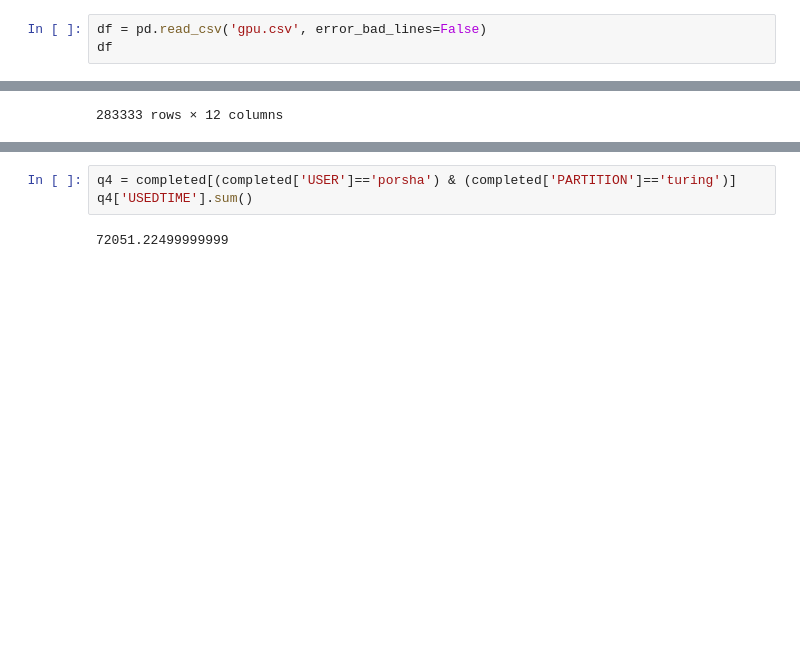
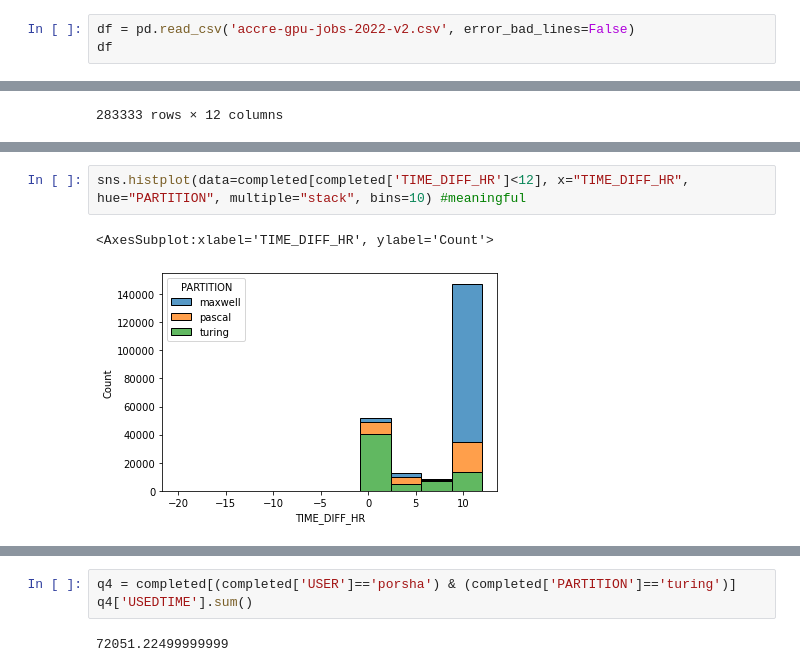
Before and after one commit to ashamaheshwari/accre_vanderbilt_project, a Jupyter notebook: Clean Data.ipynb, the cells around one changed output, grey strips where cells are left out. Drawn from its saved outputs; the diff is of its cells as text; blank space fills up the shorter version.

```diff
--- a/Clean Data.ipynb
+++ b/Clean Data.ipynb
@@ -27,7 +29,7 @@ import numpy as np
 from datetime import datetime
 from matplotlib import pyplot as plt
 # %%
-df = pd.read_csv('gpu.csv', error_bad_lines=False)
+df = pd.read_csv('accre-gpu-jobs-2022-v2.csv', error_bad_lines=False)
 df
 # %% [output]
   exec(code_obj, self.user_global_ns, self.user_ns)
@@ -142,0 +183,5 @@ completed
+# %%
+sns.histplot(data=completed[completed['TIME_DIFF_HR']<12], x="TIME_DIFF_HR", hue="PARTITION", multiple="stack", bins=10) #meaningful
+# %% [output]
+<AxesSubplot:xlabel='TIME_DIFF_HR', ylabel='Count'>
+[figure, added]
```
Also changed, not shown: parts of 13 cells of this notebook.
